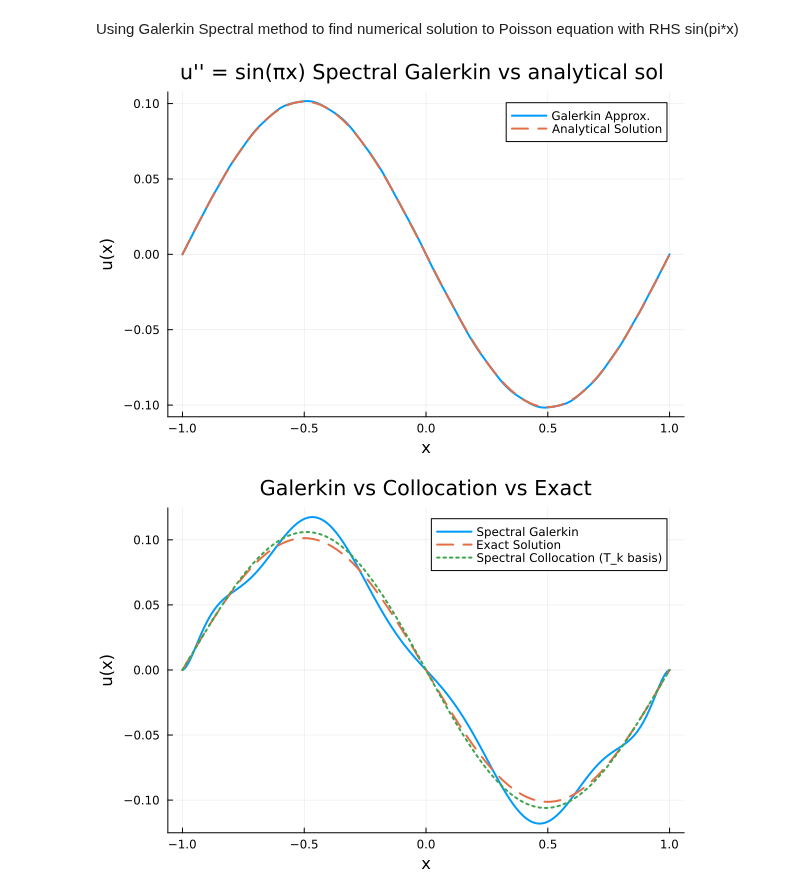
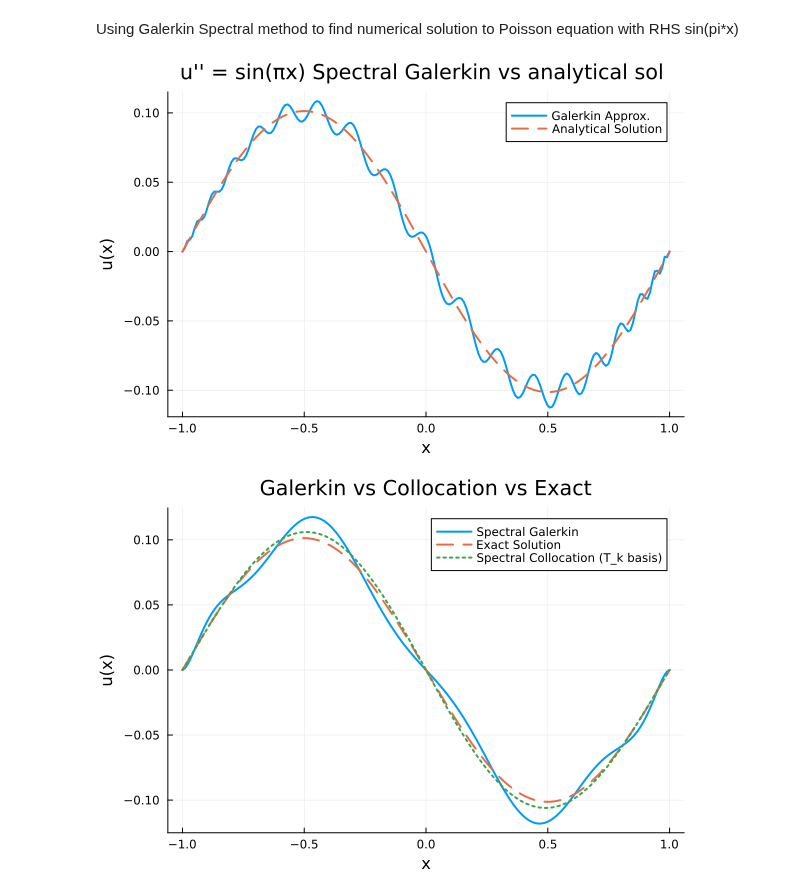
Before and after one commit to cgjunior3-14/M2R-Learning-Greens-Functions, a Jupyter notebook: Spectral-Galerkin.ipynb, the cells around one changed output. Cells and saved outputs as stored; diff of their text form; code cells hidden in the pictures.

```diff
--- a/Spectral-Galerkin.ipynb
+++ b/Spectral-Galerkin.ipynb
@@ -4,7 +4,7 @@ Using Galerkin Spectral method to find numerical solution to Poisson equation wi
 using LinearAlgebra
 using Plots
 
-N = 42
+N = 41
 x = cos.(π * (0:N) / N) # Nodes
 
 # Chebyshev-T polynomial, T_k(x)
@@ -42,34 +42,34 @@ b = zeros(N+1)
 
 ϕ = [phi_mod(k, x) for k in 0:N]  # modified phi evaluated at the nodes
 
 for j in 1:N+1
     b[j] = dot([f(a) for a in x], ϕ[j])  # Inner product
 
     # Within j loop start k loop for matrix A
     for k in 1:N+1
         d2ϕ_k = second_derivative(ϕ[k], x)
         A[j, k] = dot(d2ϕ_k, ϕ[j])         # Galerkin matrix entry
     end
 end
 
 v = A \ b
 
 # Construct approximate solution on a dense grid
 x_dense = LinRange(-1, 1, 200)
 ϕ_dense = [(1 .- x_dense.^2) .* T(k, x_dense) for k in 0:N]
 u_approx = reduce(+, (v[k+1] .* ϕ_dense[k+1] for k in 0:N))
 u_true = -sin.(π .* x_dense) ./ π^2
 
 # Plots
 plot(x_dense, u_approx, label="Galerkin Approx.", lw=2, grid=true)
 plot!(x_dense, u_true, label="Analytical Solution", lw=2, ls=:dash)
 title!("u'' = sin(πx) Spectral Galerkin vs analytical sol ")
 xlabel!("x")
 ylabel!("u(x)")
 
 # I get weird oscillations when setting N=40 or 41 for some reason I do not understand
 # %% [output]
-[figure, old version]
+[figure, new version]
 # %%
 using LinearAlgebra
 using Plots
```
Also changed, not shown: parts of 3 cells of this notebook.
